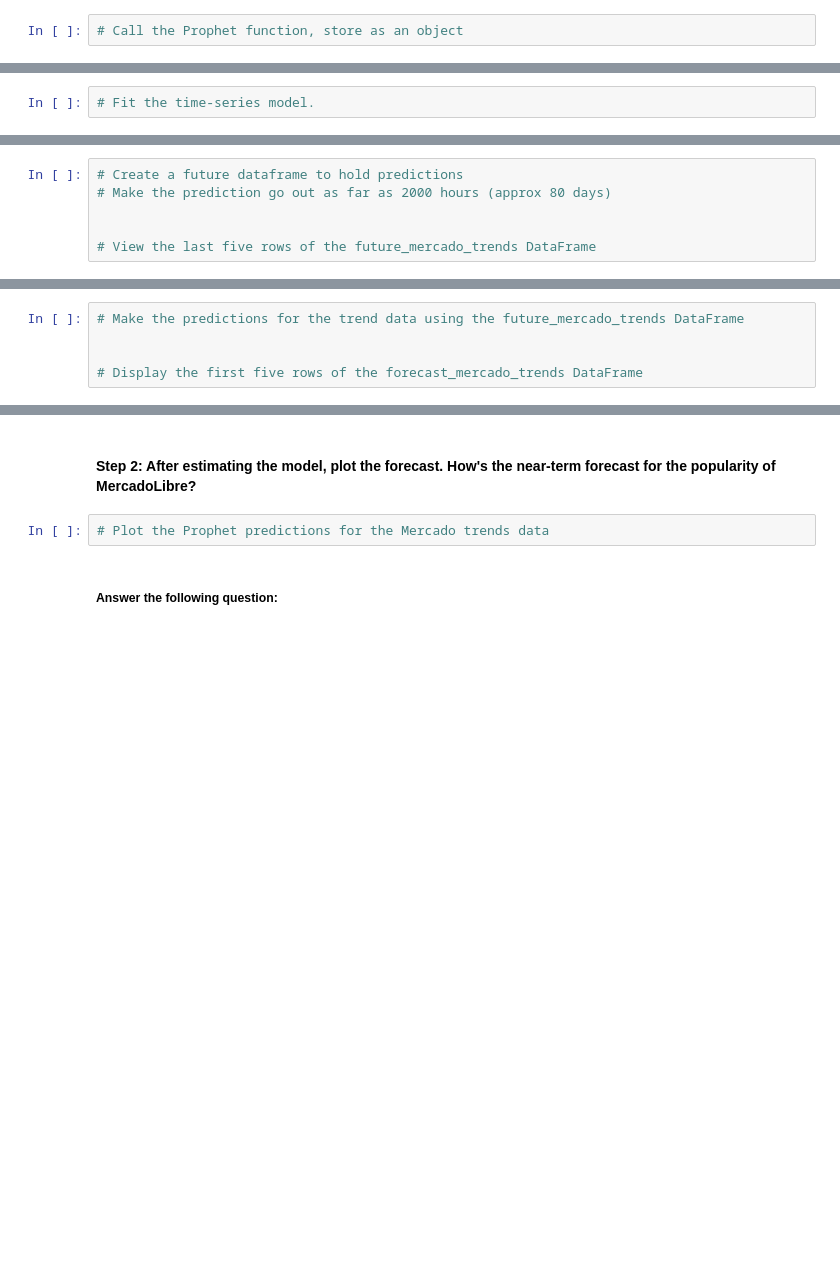
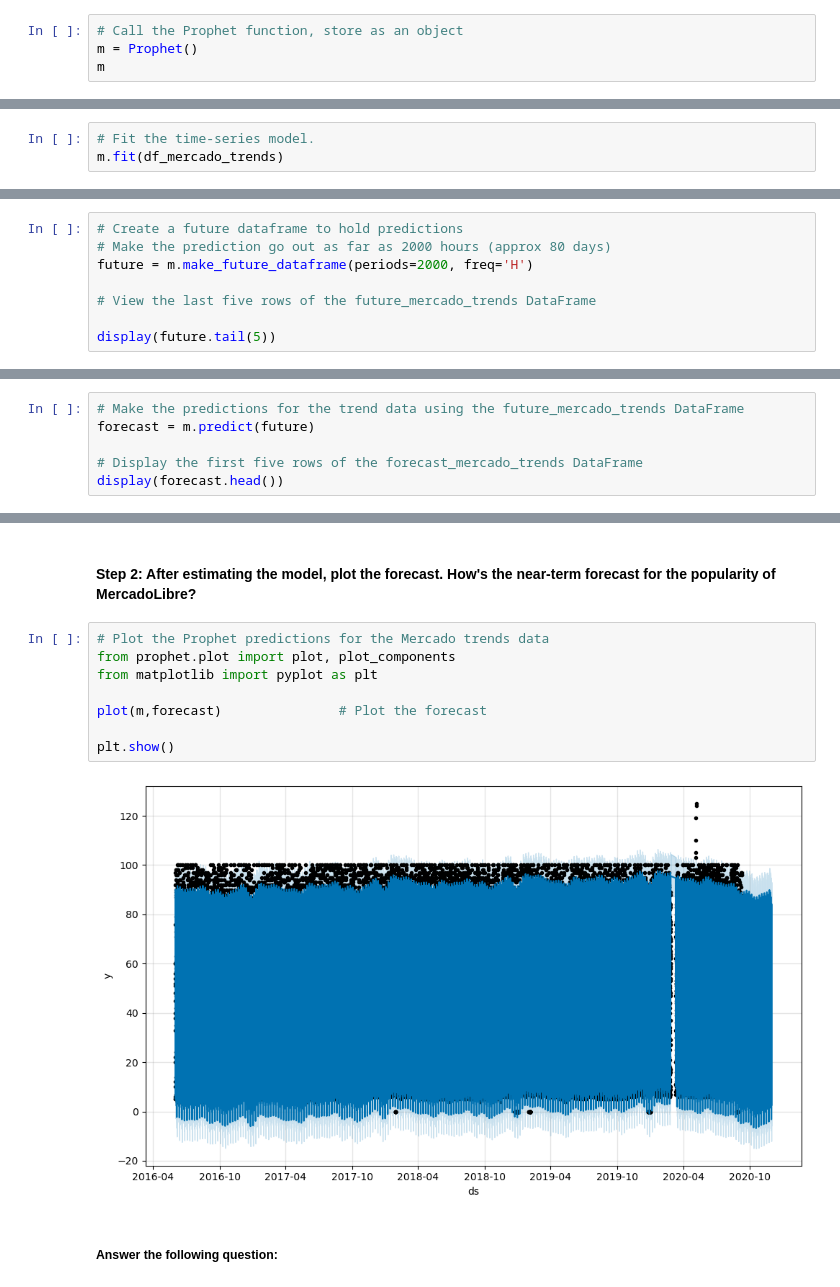
Before and after one commit to tbrown14611/prophet-challenge, a Jupyter notebook: forecasting_net_prophet.ipynb, the cells around one changed output, grey strips where cells are left out. Cells and saved outputs as stored; diff of their text form; blank space fills up the shorter version.

```diff
--- a/forecasting_net_prophet.ipynb
+++ b/forecasting_net_prophet.ipynb
@@ -501,2 +524,4 @@ Now, you need to produce a time series model that analyzes and forecasts pattern
 # %%
 # Call the Prophet function, store as an object
+m = Prophet()
+m
@@ -503,2 +530,3 @@ Now, you need to produce a time series model that analyzes and forecasts pattern
 # %%
 # Fit the time-series model.
+m.fit(df_mercado_trends)
@@ -505,6 +537,8 @@ Now, you need to produce a time series model that analyzes and forecasts pattern
 # %%
 # Create a future dataframe to hold predictions
 # Make the prediction go out as far as 2000 hours (approx 80 days)
-
+future = m.make_future_dataframe(periods=2000, freq='H')
 
 # View the last five rows of the future_mercado_trends DataFrame
+
+display(future.tail(5))
@@ -511,5 +552,6 @@ Now, you need to produce a time series model that analyzes and forecasts pattern
 # %%
 # Make the predictions for the trend data using the future_mercado_trends DataFrame
-
+forecast = m.predict(future)
 
 # Display the first five rows of the forecast_mercado_trends DataFrame
+display(forecast.head())
@@ -517,6 +567,14 @@ Now, you need to produce a time series model that analyzes and forecasts pattern
 #### Step 2: After estimating the model, plot the forecast. How's the near-term forecast for the popularity of MercadoLibre?
 # %%
 # Plot the Prophet predictions for the Mercado trends data
+from prophet.plot import plot, plot_components
+from matplotlib import pyplot as plt
+
+plot(m,forecast)               # Plot the forecast
+
+plt.show()
+# %% [output]
+[figure, added]
 # %% [markdown]
 ##### Answer the following question:
 # %% [markdown]
```
Also changed, not shown: parts of 12 cells of this notebook.
